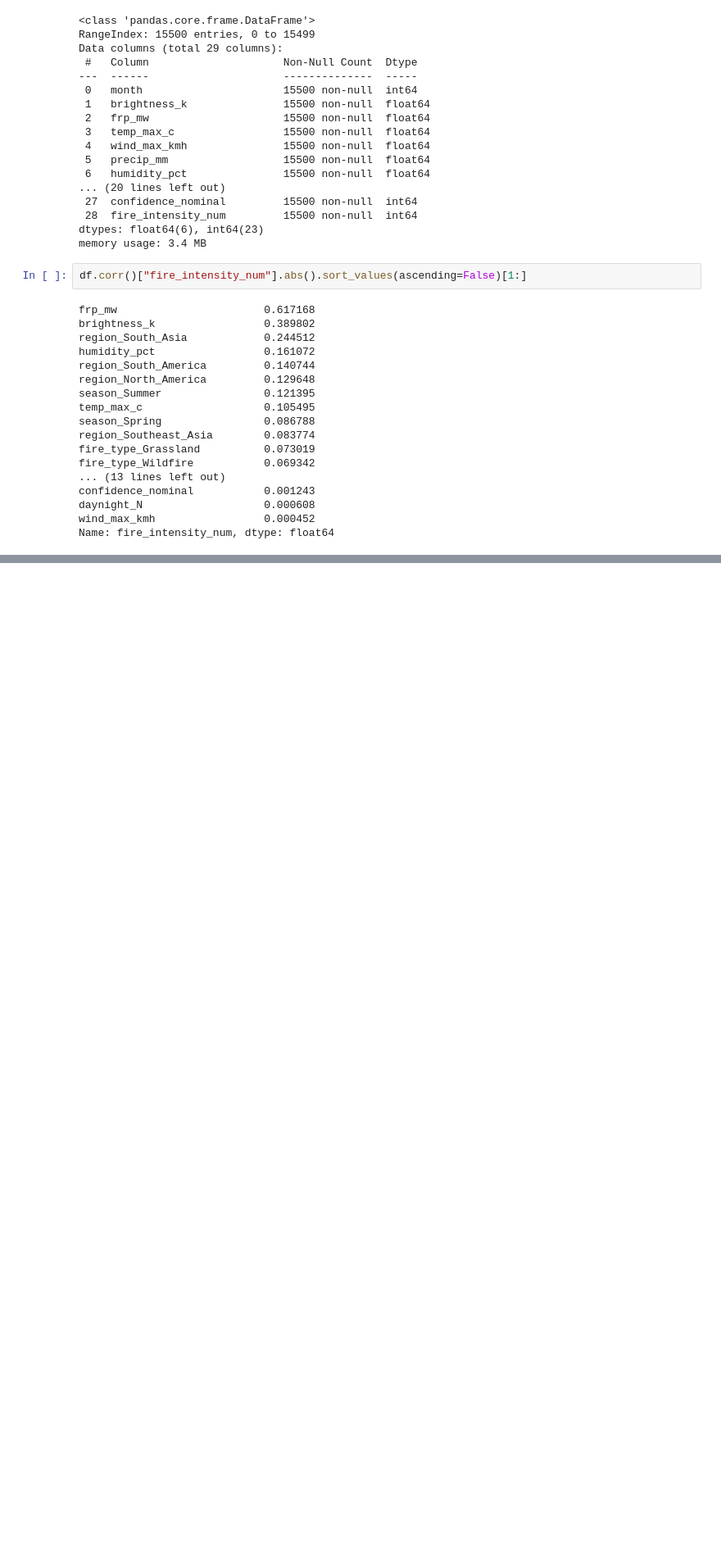
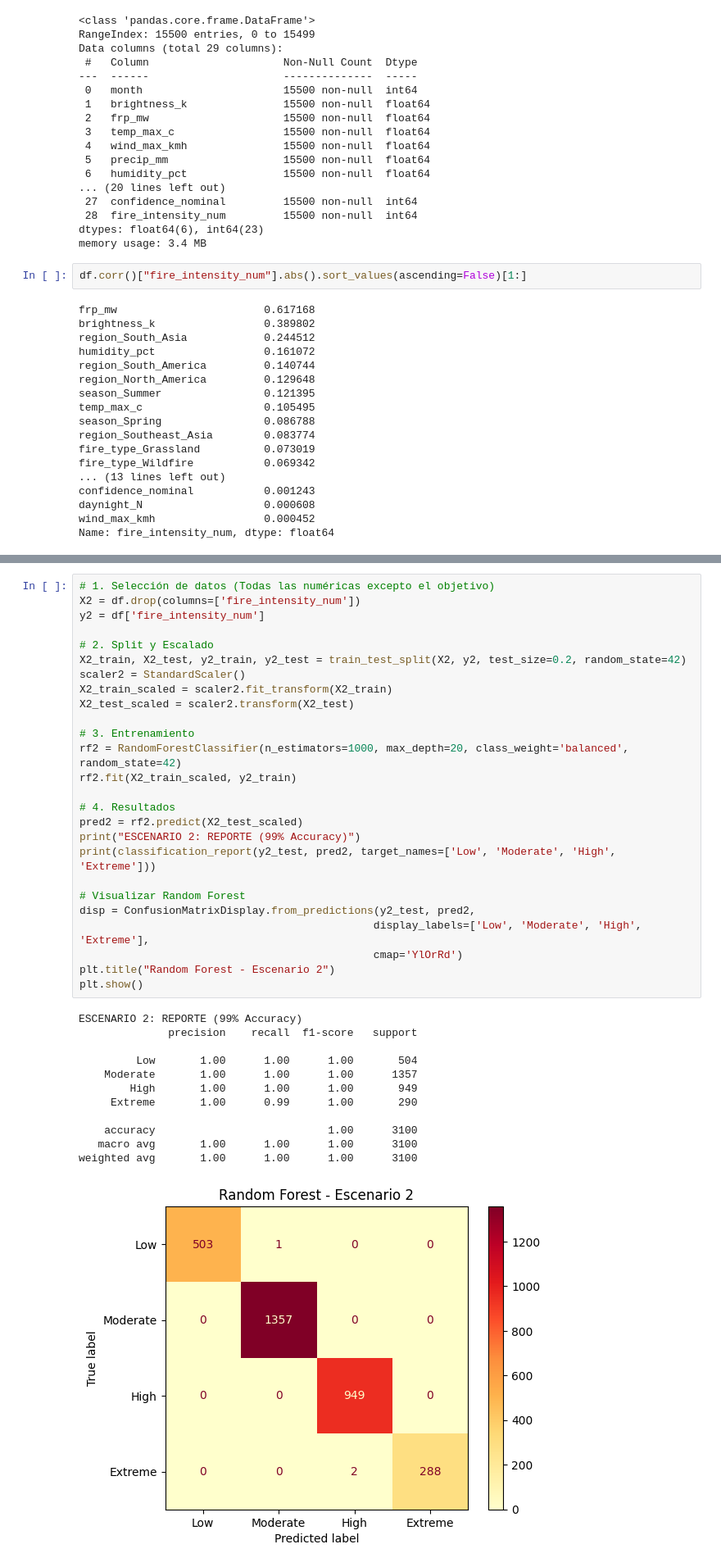
Before and after one commit to carmencnles/CEIABD, a Jupyter notebook: SAA/3ºEVA/TrabajoMatrizdeConfusion/Trabajo_Carmen.ipynb, the cells around one changed output, grey strips where cells are left out. Shown at 82% size. Cells and saved outputs as stored; diff of their text form; blank space fills up the shorter version.

```diff
--- a/SAA/3ºEVA/TrabajoMatrizdeConfusion/Trabajo_Carmen.ipynb
+++ b/SAA/3ºEVA/TrabajoMatrizdeConfusion/Trabajo_Carmen.ipynb
@@ -499,0 +379,39 @@ plt.show()
+# %%
+# 1. Selección de datos (Todas las numéricas excepto el objetivo)
+X2 = df.drop(columns=['fire_intensity_num'])
+y2 = df['fire_intensity_num']
+
+# 2. Split y Escalado
+X2_train, X2_test, y2_train, y2_test = train_test_split(X2, y2, test_size=0.2, random_state=42)
+scaler2 = StandardScaler()
+X2_train_scaled = scaler2.fit_transform(X2_train)
+X2_test_scaled = scaler2.transform(X2_test)
+
+# 3. Entrenamiento
+rf2 = RandomForestClassifier(n_estimators=1000, max_depth=20, class_weight='balanced', random_state=42)
+rf2.fit(X2_train_scaled, y2_train)
+
+# 4. Resultados
+pred2 = rf2.predict(X2_test_scaled)
+print("ESCENARIO 2: REPORTE (99% Accuracy)")
+print(classification_report(y2_test, pred2, target_names=['Low', 'Moderate', 'High', 'Extreme']))
+
+# Visualizar Random Forest
+disp = ConfusionMatrixDisplay.from_predictions(y2_test, pred2,
+                                              display_labels=['Low', 'Moderate', 'High', 'Extreme'],
+                                              cmap='YlOrRd')
+plt.title("Random Forest - Escenario 2")
+plt.show()
+# %% [output]
+ESCENARIO 2: REPORTE (99% Accuracy)
+              precision    recall  f1-score   support
+
+         Low       1.00      1.00      1.00       504
+    Moderate       1.00      1.00      1.00      1357
+        High       1.00      1.00      1.00       949
+     Extreme       1.00      0.99      1.00       290
+
+    accuracy                           1.00      3100
+   macro avg       1.00      1.00      1.00      3100
+weighted avg       1.00      1.00      1.00      3100
+[figure, added]
```
Also changed, not shown: parts of 49 cells of this notebook, 6 other files.
